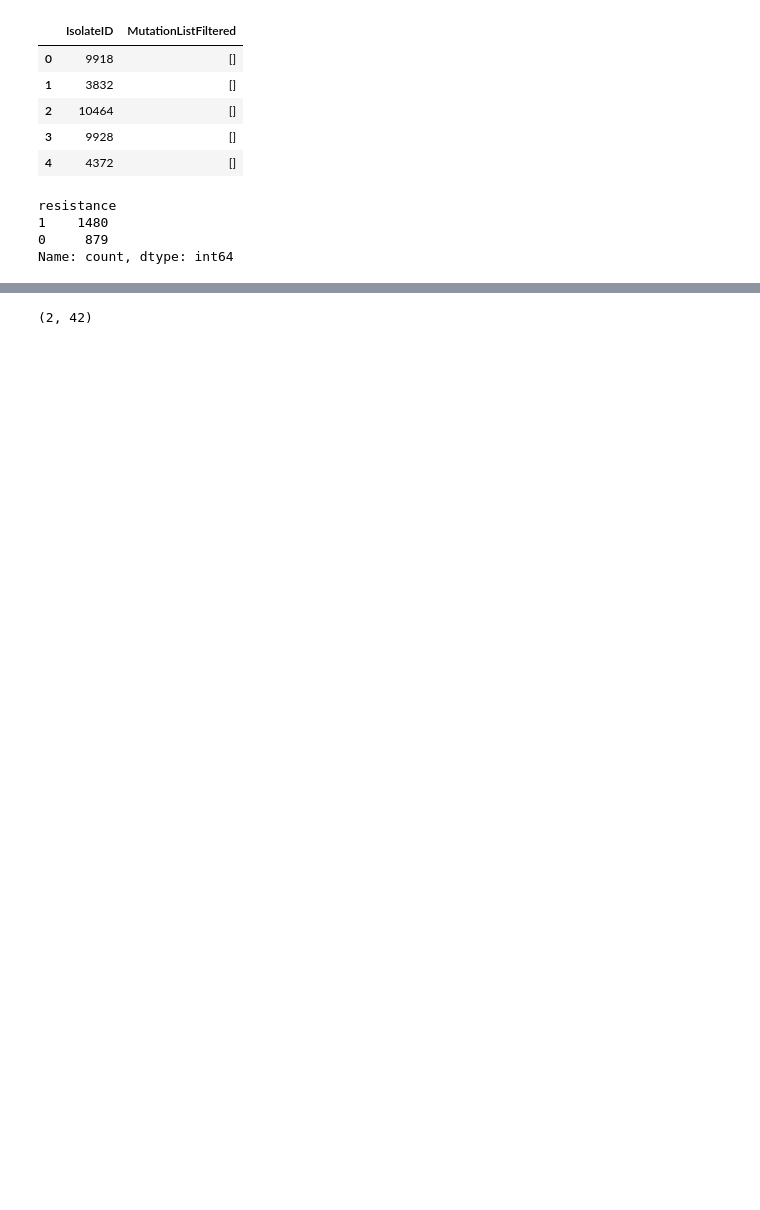
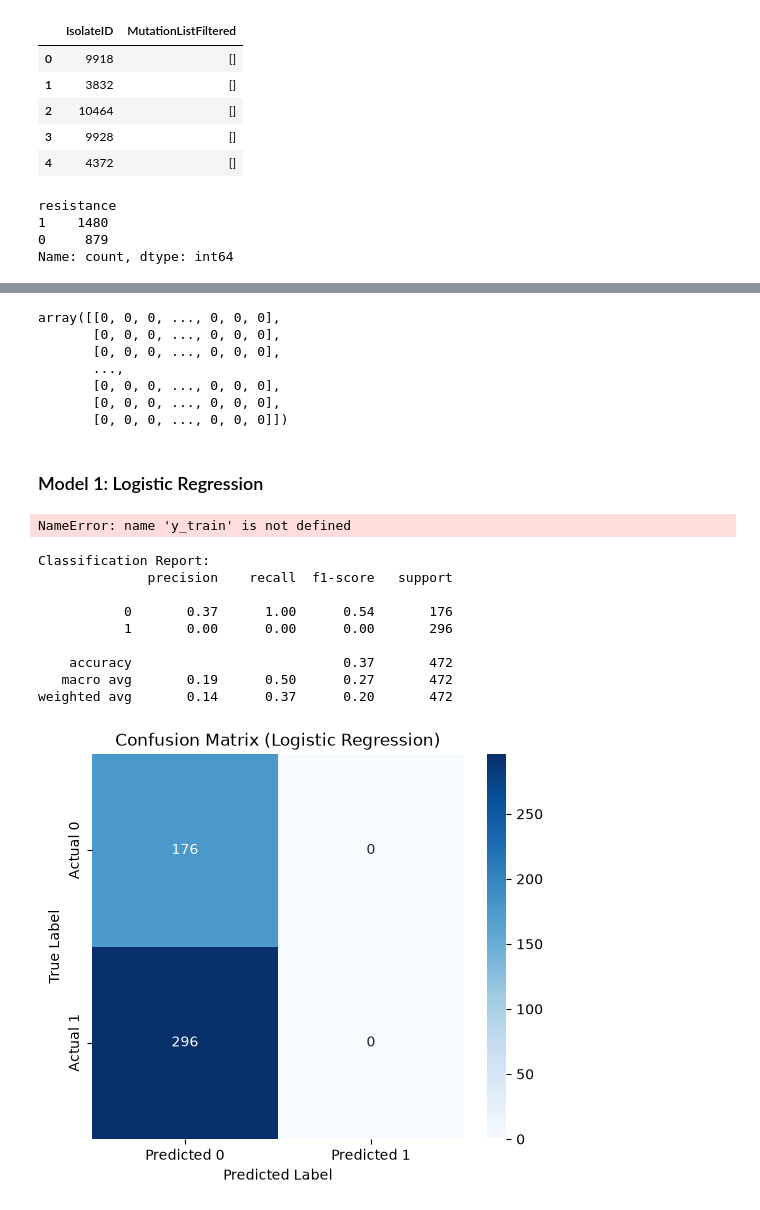
Before and after one commit to NoelOkumu/Eneza-Data-Science-Residential-training-2026, a Jupyter notebook: Day1/mutatio_profile1.ipynb, the cells around one changed output, grey strips where cells are left out. Drawn from its saved outputs; the diff is of its cells as text; code cells hidden in the pictures; blank space fills up the shorter version.

```diff
--- a/Day1/mutatio_profile1.ipynb
+++ b/Day1/mutatio_profile1.ipynb
@@ -752,17 +763,32 @@ from sklearn.preprocessing import MultiLabelBinarizer
 #Mutation matrix:
 ## X_Train matrix
 mlb_features = MultiLabelBinarizer(classes = relevant_mutations)
-X_train_array = mlb_features.fit_transform(X_train)
-X_train_array.shape
+X_train = mlb_features.fit_transform(train_df["MutationListFiltered"])
+X_train.shape
+X_train
 
-mlb_features.classes_
+# # mlb_features.classes_
 
-### Generate Mutation matrix (Feature Matrix) for X_test
-## X_Test matrix
-X_test_array = mlb_features.transform(X_test)
-X_test_array.shape
+# # ## Generate Mutation matrix (Feature Matrix) for X_test
+# # ## X_Test matrix
+# X_test = mlb_features.transform(test_df["MutationListFiltered"])
+# X_test.shape
 
+# # Extract target
+# # y_test and y_train do not need transformation
+# y_train = train_df["resistance"].values
+# y_test = test_df["resistance"].values
 
-## y_test and y_train do not need transformation
+# y_test.shape
+# X_test.shape
+
+# y_train.shape
+# X_train.shape
 # %% [output]
-(2, 42)
+array([[0, 0, 0, ..., 0, 0, 0],
+       [0, 0, 0, ..., 0, 0, 0],
+       [0, 0, 0, ..., 0, 0, 0],
+       ...,
+       [0, 0, 0, ..., 0, 0, 0],
+       [0, 0, 0, ..., 0, 0, 0],
+       [0, 0, 0, ..., 0, 0, 0]])
@@ -771,0 +795,45 @@ X_test_array.shape
+# %% [markdown]
+### Model 1: Logistic Regression
+# %%
+from sklearn.linear_model import LogisticRegression
+
+lr_model = LogisticRegression(class_weight='balanced', random_state=42, max_iter=1000)
+lr_model.fit(X_train, y_train)
+y_pred_lr = lr_model.predict(X_test)
+y_pred_lr
+# %% [output]
+NameError: name 'y_train' is not defined
+# %%
+#LR Performance Metrics
+import matplotlib.pyplot as plt
+import seaborn as sns
+from sklearn.metrics import classification_report, confusion_matrix
+
+# 1. Print the text-based classification report
+print("Classification Report:")
+print(classification_report(y_test, y_pred_lr))
+
+# 2. Compute the confusion matrix values
+cm = confusion_matrix(y_test, y_pred_lr)
+
+# 3. Plot the confusion matrix visually
+plt.figure(figsize=(6, 5))
+sns.heatmap(cm, annot=True, fmt='d', cmap='Blues',
+            xticklabels=['Predicted 0', 'Predicted 1'],
+            yticklabels=['Actual 0', 'Actual 1'])
+
+plt.title('Confusion Matrix (Logistic Regression)')
+plt.ylabel('True Label')
+plt.xlabel('Predicted Label')
+plt.show()
+# %% [output]
+Classification Report:
+              precision    recall  f1-score   support
+
+           0       0.37      1.00      0.54       176
+           1       0.00      0.00      0.00       296
+
+    accuracy                           0.37       472
+   macro avg       0.19      0.50      0.27       472
+weighted avg       0.14      0.37      0.20       472
+[figure, added]
```
Also changed, not shown: parts of 16 cells of this notebook, 1 other file.
